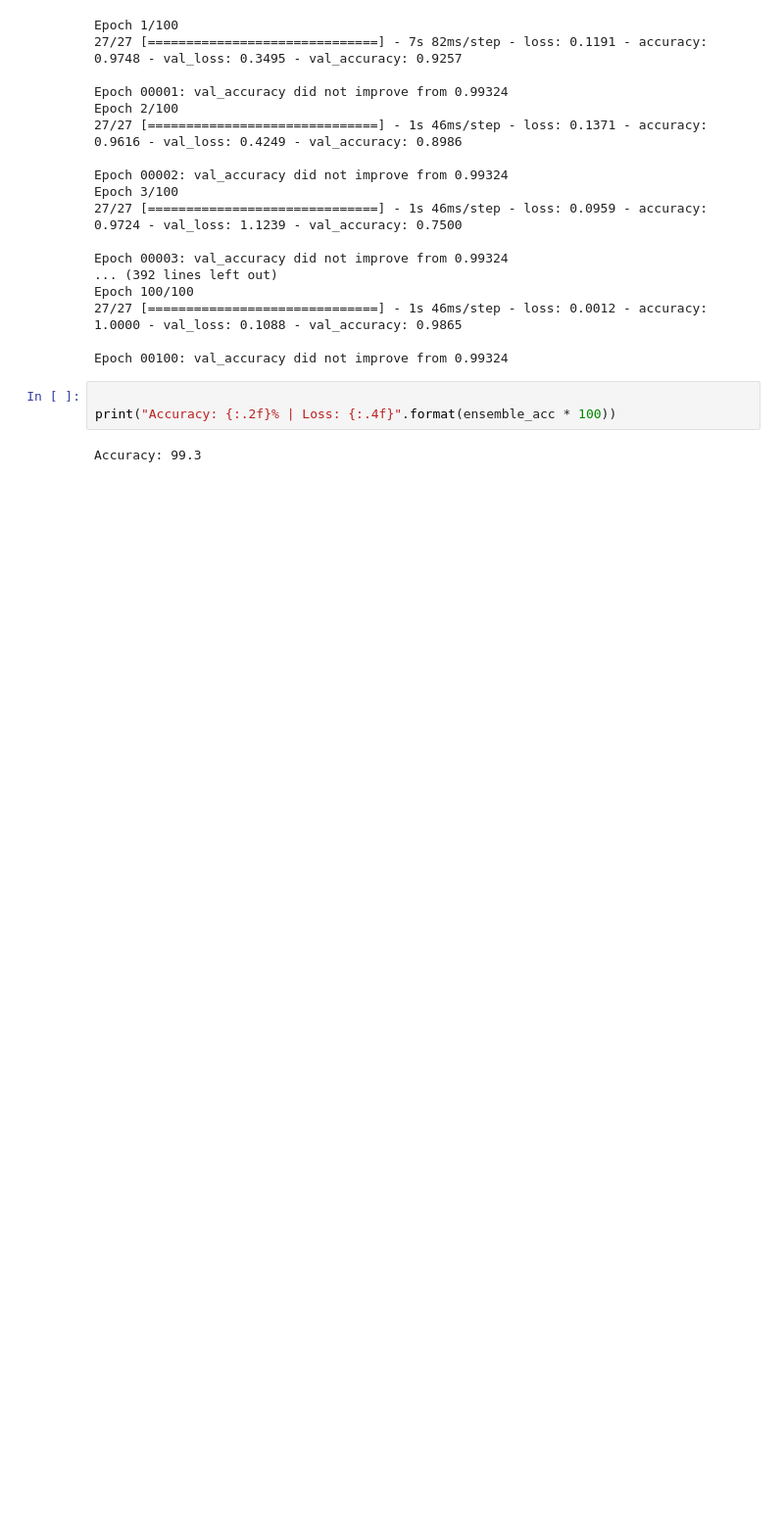
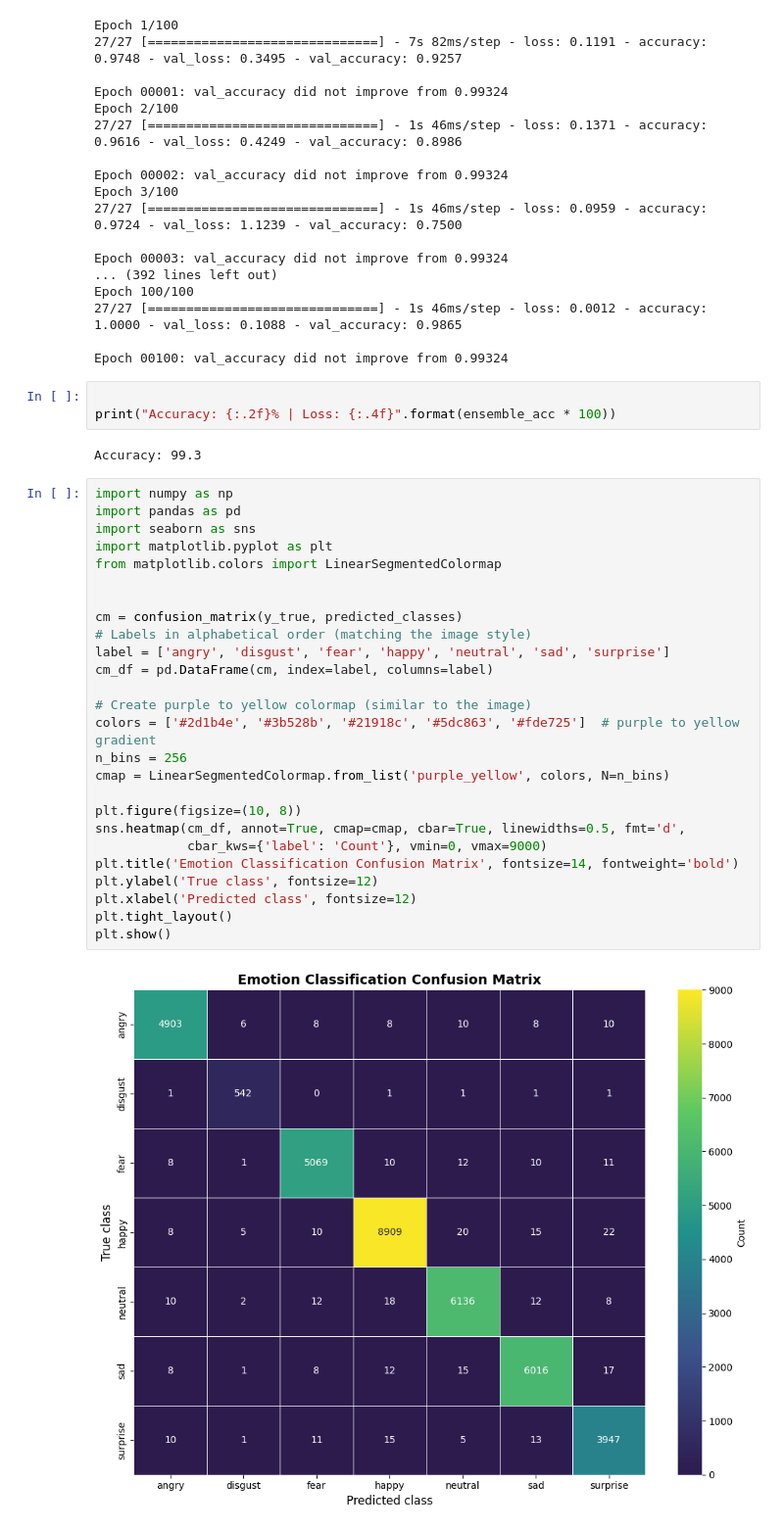
Before and after one commit to abdullah956/h-vgxe, a Jupyter notebook: resnet+vgg16.ipynb, the cells around one changed output. Shown at 98% size. Drawn from its saved outputs; the diff is of its cells as text; blank space fills up the shorter version.

```diff
--- a/resnet+vgg16.ipynb
+++ b/resnet+vgg16.ipynb
@@ -652,3 +650,31 @@ Epoch 00100: val_accuracy did not improve from 0.99324
 print("Accuracy: {:.2f}% | Loss: {:.4f}".format(ensemble_acc * 100))
 # %% [output]
 Accuracy: 99.3
+# %%
+import numpy as np
+import pandas as pd
+import seaborn as sns
+import matplotlib.pyplot as plt
+from matplotlib.colors import LinearSegmentedColormap
+
+
+cm = confusion_matrix(y_true, predicted_classes)
+# Labels in alphabetical order (matching the image style)
+label = ['angry', 'disgust', 'fear', 'happy', 'neutral', 'sad', 'surprise']
+cm_df = pd.DataFrame(cm, index=label, columns=label)
+
+# Create purple to yellow colormap (similar to the image)
+colors = ['#2d1b4e', '#3b528b', '#21918c', '#5dc863', '#fde725']  # purple to yellow gradient
+n_bins = 256
+cmap = LinearSegmentedColormap.from_list('purple_yellow', colors, N=n_bins)
+
+plt.figure(figsize=(10, 8))
+sns.heatmap(cm_df, annot=True, cmap=cmap, cbar=True, linewidths=0.5, fmt='d',
+            cbar_kws={'label': 'Count'}, vmin=0, vmax=9000)
+plt.title('Emotion Classification Confusion Matrix', fontsize=14, fontweight='bold')
+plt.ylabel('True class', fontsize=12)
+plt.xlabel('Predicted class', fontsize=12)
+plt.tight_layout()
+plt.show()
+# %% [output]
+[figure, added]
```
Also changed, not shown: parts of 1 cell of this notebook, 1 other file.
